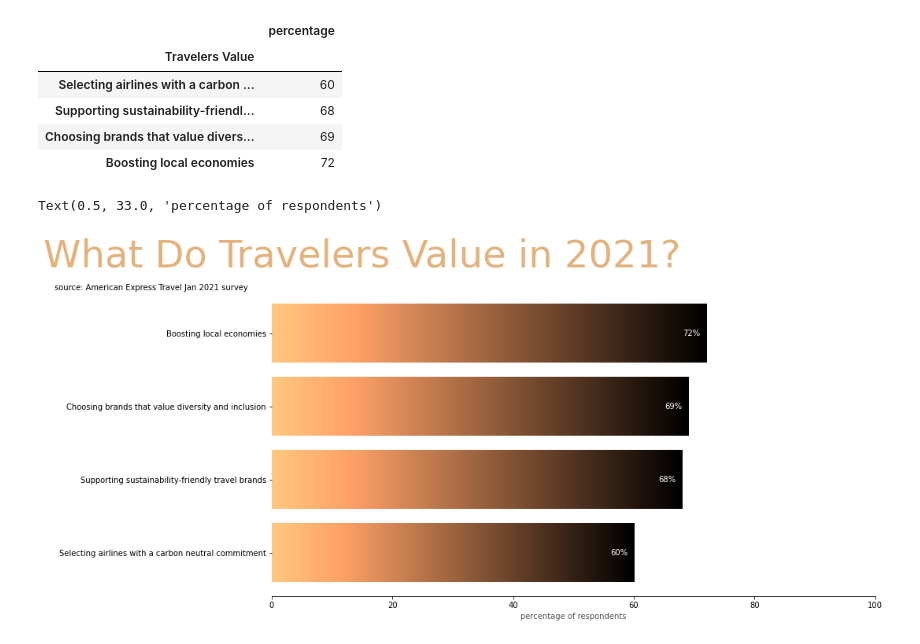
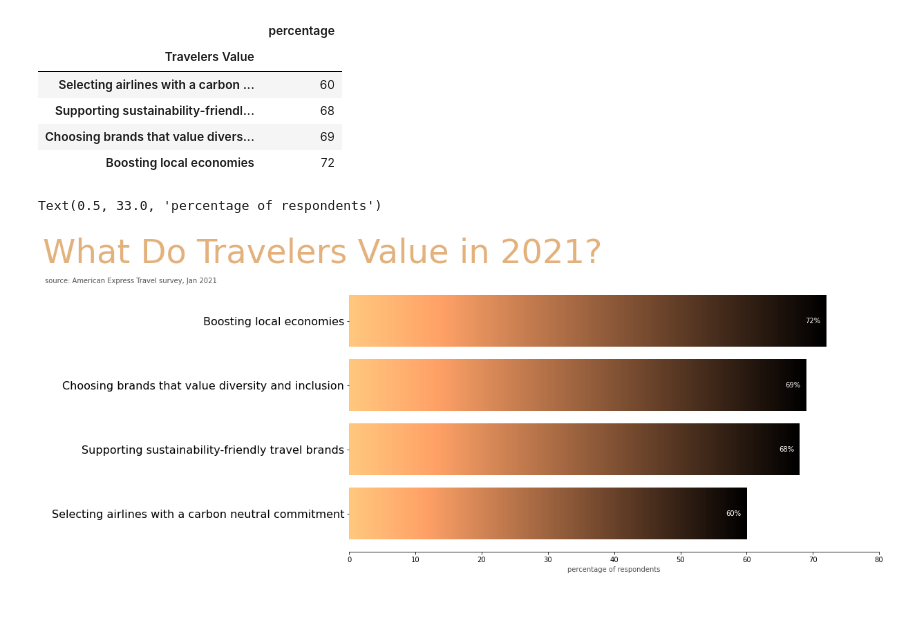
Before and after one commit to LeeProut/travel-trends, a Jupyter notebook: travel-trends.ipynb, the cells around one changed output. Cells and saved outputs as stored; diff of their text form; code cells hidden in the pictures; blank space fills up the shorter version.

Commit message:
adjusted text on chart

```diff
--- a/travel-trends.ipynb
+++ b/travel-trends.ipynb
@@ -144,7 +147,7 @@ values_sus = sus_sort['percentage']
 sus_plot_title = "What Do Travelers Value in 2021?"
 title_size = 48
 title_color = '#e3b17c'
-sus_subtitle = 'source: American Express Travel Jan 2021 survey'
+sus_subtitle = 'source: American Express Travel survey, Jan 2021'
 sus_x_label = 'percentage of respondents who agreed'
 # %%
 # sort values for plotting
@@ -167,11 +170,11 @@ bar = ax.barh(index_sus, values_sus)
 plt.tight_layout()
 # Format ticks
 ax.xaxis.set_major_formatter(mpl.ticker.StrMethodFormatter('{x:,.0f}'))
-ax.set(xlim=[0, 100])
+ax.set(xlim=[0, 80])
 
 # Set title
 title = plt.title(sus_plot_title, pad=30, fontsize=title_size, fontname='Montserrat', color=title_color)
-title.set_position([0.15, 1])
+title.set_position([-0.05, 1])
 plt.subplots_adjust(top=0.9, bottom=0.5, left=0.1)
 
 # Adjust subplots
@@ -203,32 +206,35 @@ for rect in rects:
     # Vertical alignment for positive values
     ha = 'left'
 
     # If value of bar is negative: place label left of bar
     if x_value < 0:
         # Invert space to place label to the left
         space *= -1
         # Horizontally align label at right
         ha = 'right'
 
     # Use X value as label and format number with one decimal place
     label = '{:,.0f}%'.format(x_value)
 
     # Create annotation
     plt.annotate(
         label,                      # Use `label` as label
         (x_value, y_value),         # Place label at end of the bar
         xytext=(space, 0),          # Horizontally shift label by `space`
         textcoords='offset points', # Interpret `xytext` as offset in points
         va='center',                # Vertically center label
         ha=ha,                      # Horizontally align label differently for positive and negative values
         color = 'white')            # Change label color to white
 
 # Set subtitle
 trans = ax.get_xaxis_transform() # x in data untis, y in axes fraction
-ann = ax.annotate(lux_subtitle, xy=(-4,1), xycoords=trans, horizontalalignment='right')
+ann = ax.annotate(sus_subtitle, xy=(-20,1), xycoords=trans, horizontalalignment='right', color='#525252')
+
+#style y-ticks
+plt.yticks(fontsize=16, fontname='Montserrat')
 
 #Set x-label
 ax.set_xlabel(lux_x_label, color='#525252')
 # %% [output]
 Text(0.5, 33.0, 'percentage of respondents')
-[figure, old version]
+[figure, new version]
```
Also changed, not shown: parts of 3 cells of this notebook.
